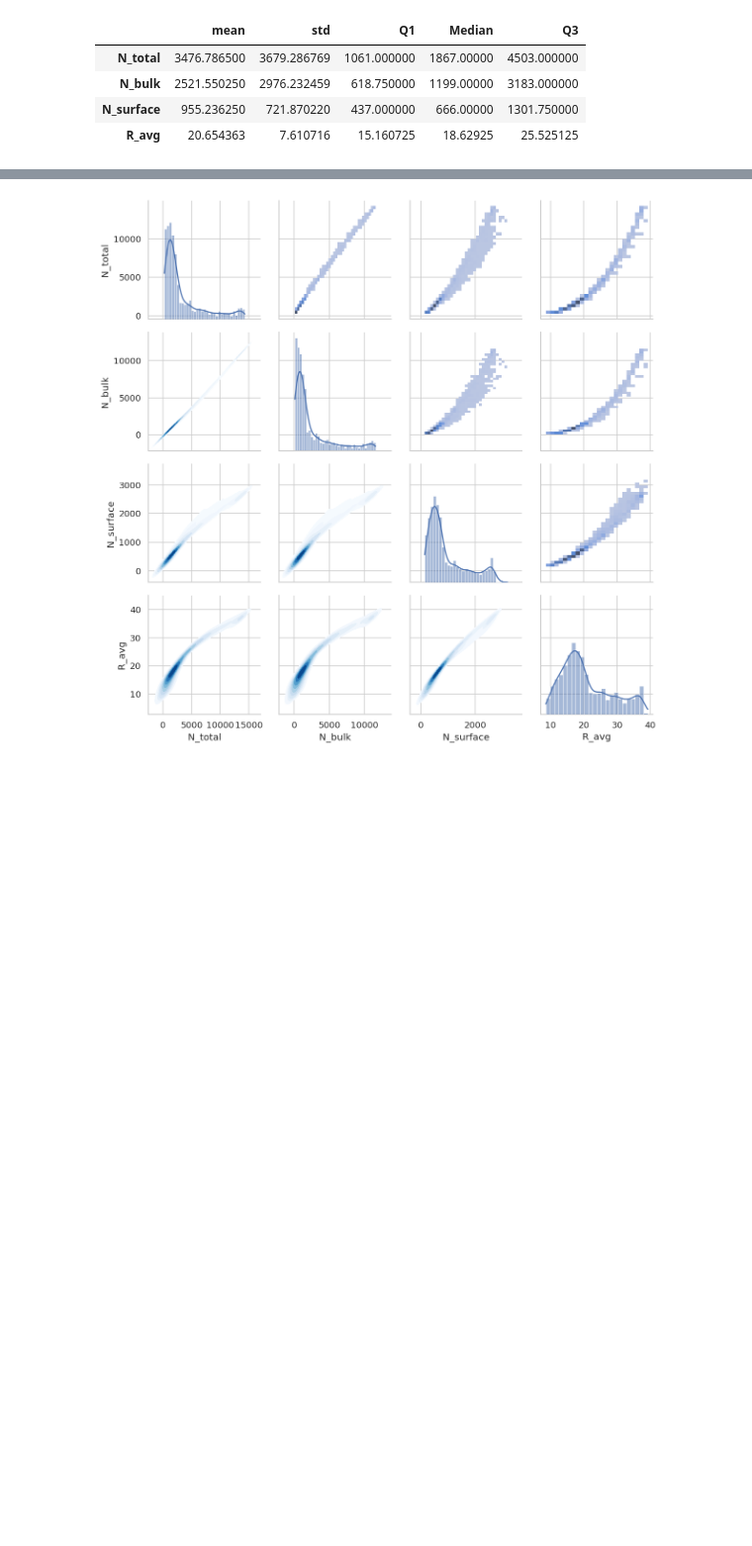
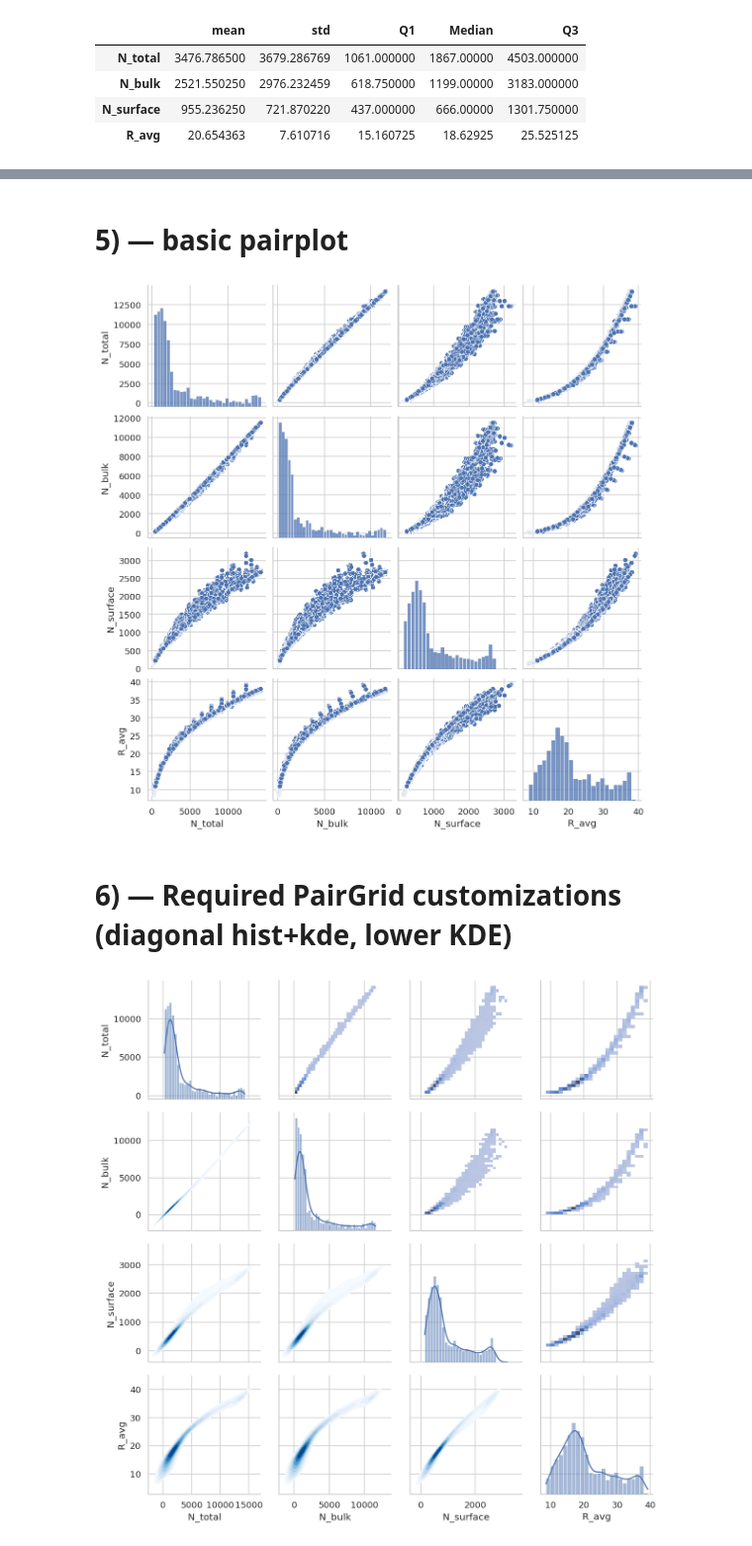
Before and after one commit to Lahiru1Niroosh/SE4050-DL-Lab1-IT22568632, a Jupyter notebook: DL LAB 01.ipynb, the cells around one changed output, grey strips where cells are left out. Shown at 99% size. Saved outputs shown, nothing was run; the diff lists cells and outputs as text; code cells hidden in the pictures; blank space fills up the shorter version.

```diff
--- a/DL LAB 01.ipynb
+++ b/DL LAB 01.ipynb
@@ -275 +222,11 @@ plt.show()
+# %% [markdown]
+# **5) — basic pairplot**
+# %%
+# Basic pairplot (quick view)
+sns.pairplot(new_df, diag_kind="hist")
+plt.show()
+# %% [output]
+[figure, added]
+# %% [markdown]
+# **6) — Required PairGrid customizations (diagonal hist+kde, lower KDE)**
 # %%
```
Also changed, not shown: parts of 19 cells of this notebook.
